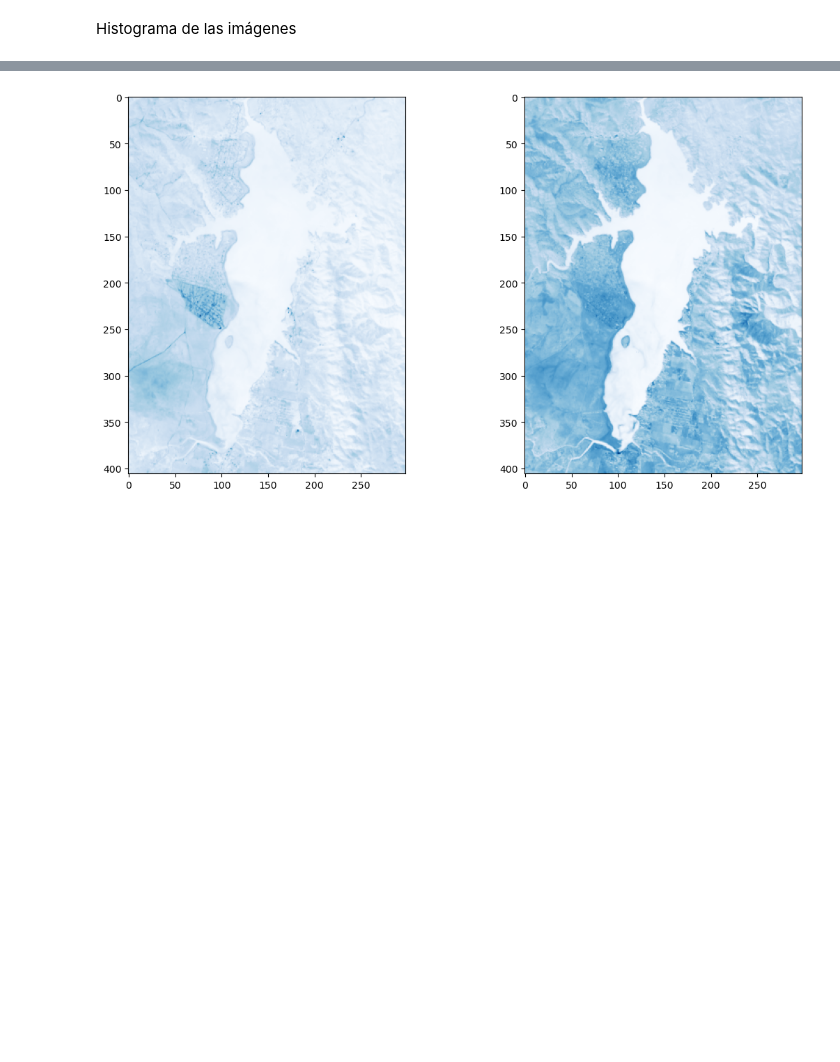
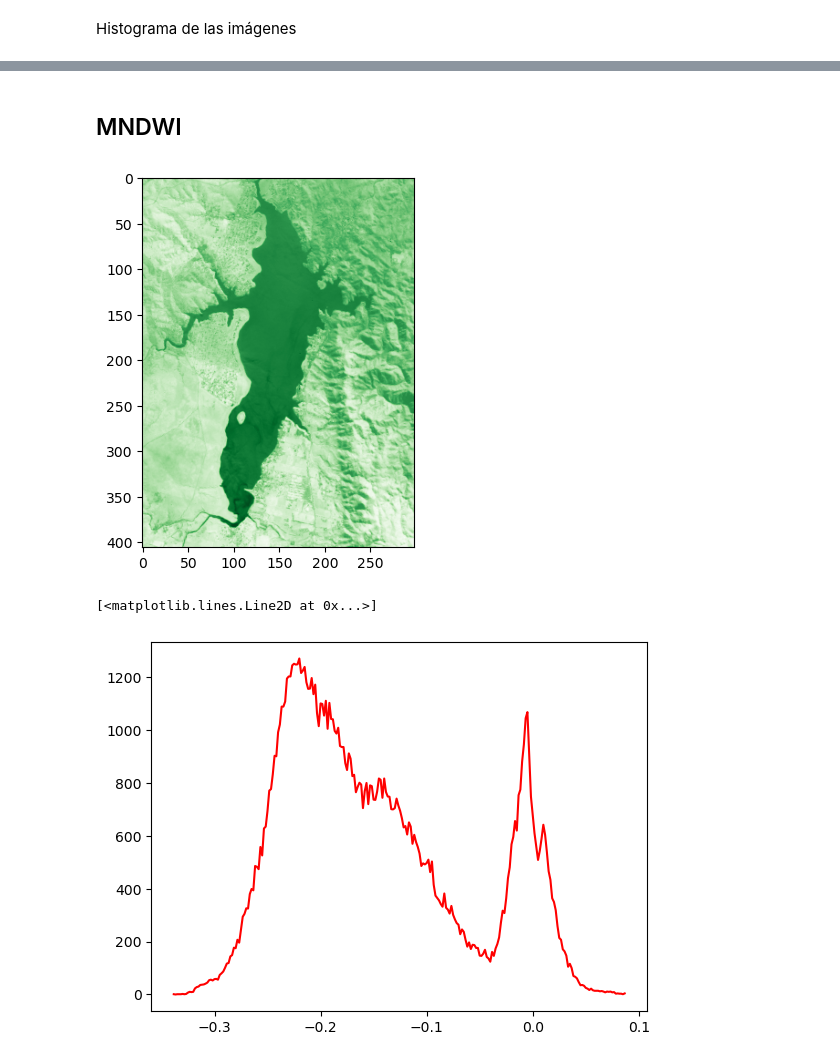
Before and after one commit to Mnzeballos/Trabajo_final_Tec-Int, a Jupyter notebook: Notas y código.ipynb, the cells around one changed output, grey strips where cells are left out. Saved outputs shown, nothing was run; the diff lists cells and outputs as text; code cells hidden in the pictures; blank space fills up the shorter version.

Commit message:
MNDWI v1

```diff
--- a/Notas y código.ipynb
+++ b/Notas y código.ipynb
@@ -152,8 +152,18 @@ Text(0.5, 1.0, 'Banda 6 - SWIR')
-# %%
-#multiple band representation
-fig, (ax1, ax2) = plt.subplots(1, 2, figsize=(12, 6))
-plot.show(B4, ax=ax1, cmap='Blues')
-plot.show(B5, ax=ax2, cmap='Blues')
-fig.tight_layout()
-# %% [output]
-[figure, removed]
+# %% [markdown]
+## MNDWI
+# %%
+#mdwi calculation, empty cells or nodata cells are reporte as 0
+mdwi = np.where(
+                (B3+B6)==0.,
+                0,
+                (B3-B6)/(B3+B6)
+               )
+plot.show(mdwi, cmap='Greens')
+
+# Histograma
+mdwi_hist, mdwi_edges = np.histogram(mdwi, bins=256)
+plt.plot(mdwi_edges[1:], mdwi_hist,'r')
+# %% [output]
+[figure, added]
+[<matplotlib.lines.Line2D at 0x...>]
+[figure, added]
```
Also changed, not shown: parts of 1 cell of this notebook.
